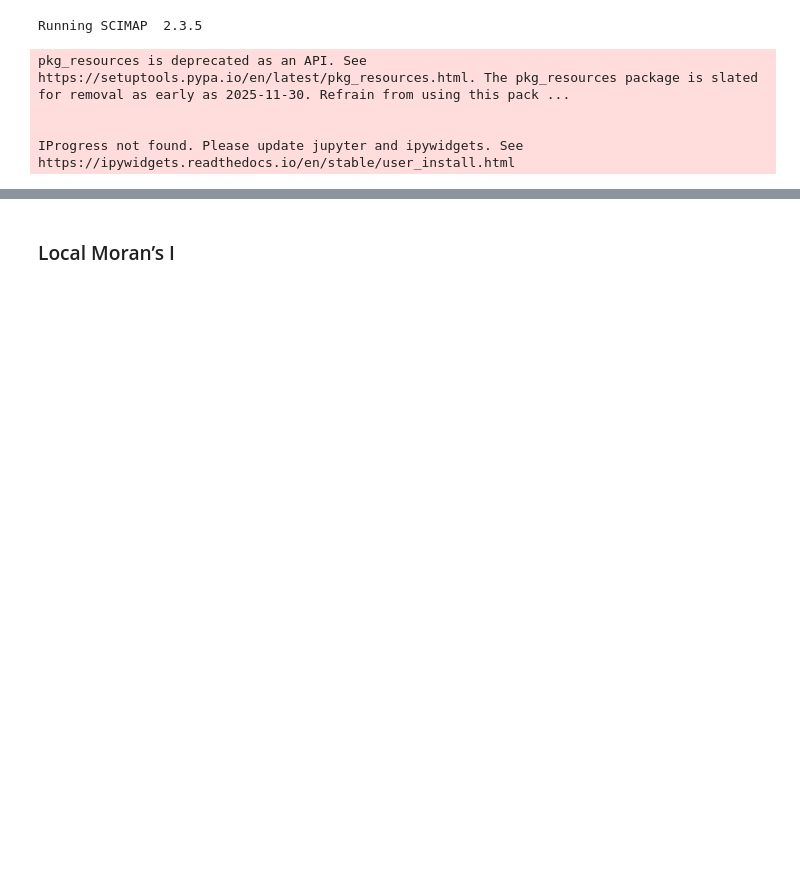
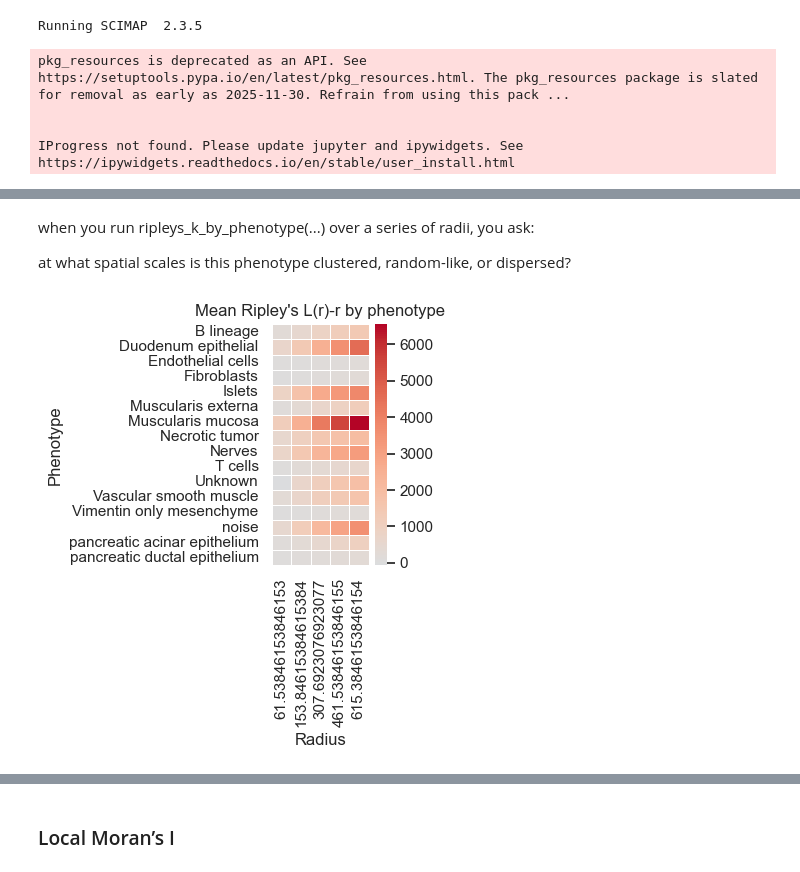
Before and after one commit to Bashford-Rogers-lab/SpatioEv, a Jupyter notebook: notebooks/04_dev_spatial_stats.ipynb, the cells around one changed output, grey strips where cells are left out. Saved outputs shown, nothing was run; the diff lists cells and outputs as text; code cells hidden in the pictures; blank space fills up the shorter version.

```diff
--- a/notebooks/04_dev_spatial_stats.ipynb
+++ b/notebooks/04_dev_spatial_stats.ipynb
@@ -256,0 +73,6 @@ morans_i_by_image(
+# %%
+# Remove cells with NaN in pixel feature columns
+pix_cols = pix.columns.tolist()
+mask = adata.obs[pix_cols].notna().all(axis=1)
+print(f"Keeping {mask.sum()} / {len(mask)} cells after removing NaN rows")
+adata = adata[mask].copy()
@@ -256,0 +106,45 @@ morans_i_by_image(
+# %% [markdown]
+when you run ripleys_k_by_phenotype(...) over a series of radii, you ask:
+
+at what spatial scales is this phenotype clustered, random-like, or dispersed?
+# %%
+radii = [20/0.325, 50/0.325, 100/0.325, 150/0.325, 200/0.325]
+
+ripley_all = []
+for r in radii:
+    df = se.spatial.ripleys_k_by_phenotype(
+        adata,
+        phenotype_key="Tier_A",
+        radius=r,
+        x_key="X_centroid",
+        y_key="Y_centroid",
+        image_key="imageid",
+    )
+    ripley_all.append(df)
+
+ripley_all = pd.concat(ripley_all, ignore_index=True)
+# %%
+import seaborn as sns
+import matplotlib.pyplot as plt
+
+heat_df = (
+    ripley_all
+    .groupby(["phenotype", "radius"], observed=False)["L_minus_r"]
+    .mean()
+    .unstack()
+)
+
+plt.figure(figsize=(4, max(4, 0.3 * heat_df.shape[0])))
+sns.heatmap(
+    heat_df,
+    cmap="coolwarm",
+    center=0,
+    linewidths=0.5,
+)
+plt.title("Mean Ripley's L(r)-r by phenotype")
+plt.xlabel("Radius")
+plt.ylabel("Phenotype")
+plt.tight_layout()
+plt.show()
+# %% [output]
+[figure, added]
```
Also changed, not shown: parts of 86 cells of this notebook, 39 other files.
